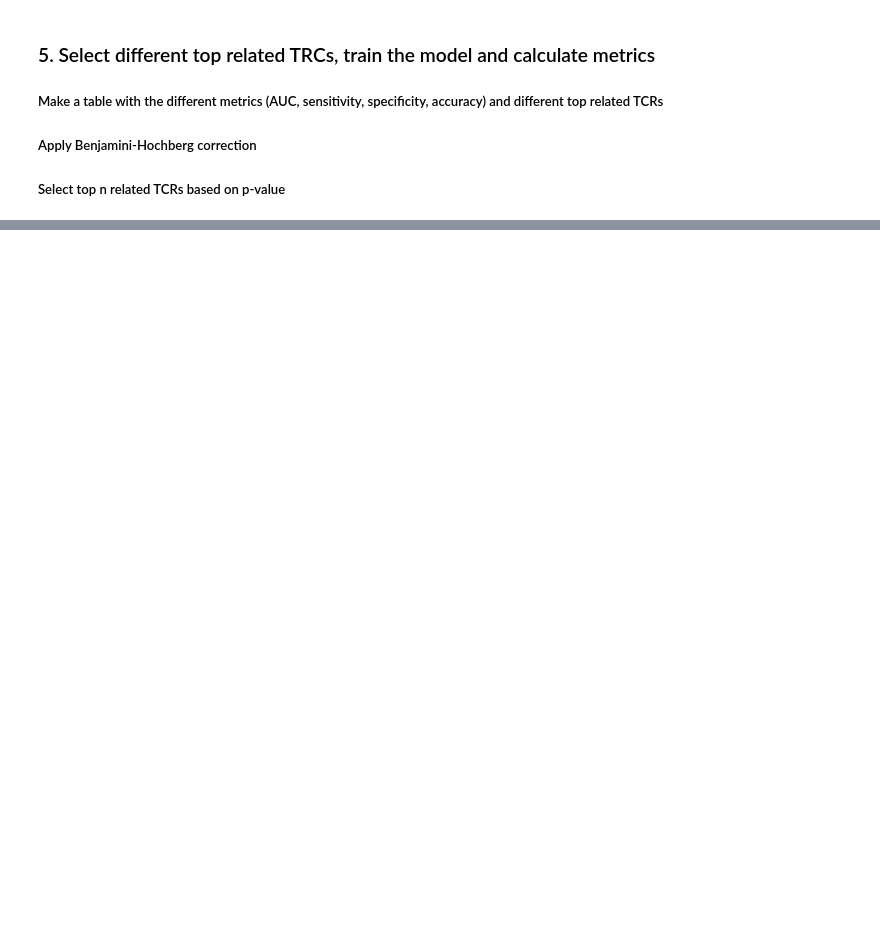
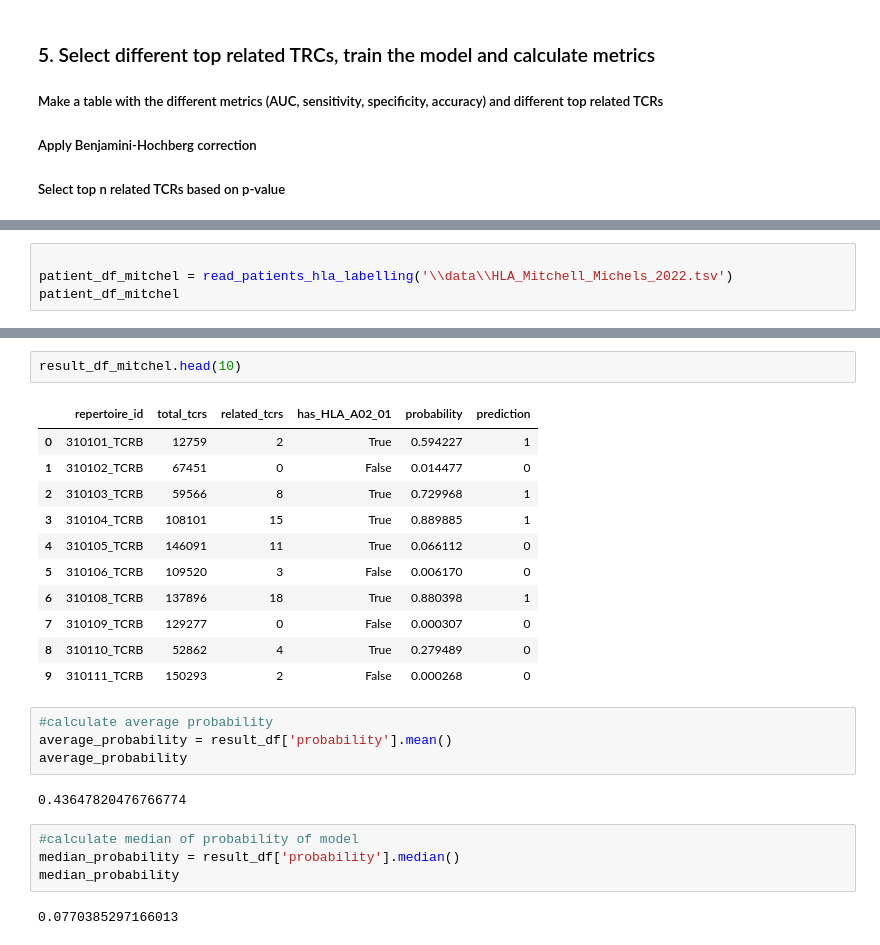
Before and after one commit to saartjeherman/Emerson, a Jupyter notebook: emerson_clean.ipynb, the cells around one changed output, grey strips where cells are left out. Cells and saved outputs as stored; diff of their text form; blank space fills up the shorter version.

```diff
--- a/emerson_clean.ipynb
+++ b/emerson_clean.ipynb
@@ -596,0 +648,4 @@ See the caveats in the documentation: https://pandas.pydata.org/pandas-docs/stab
+# %%
+
+patient_df_mitchel = read_patients_hla_labelling('\\data\\HLA_Mitchell_Michels_2022.tsv')
+patient_df_mitchel
@@ -596,0 +701,26 @@ See the caveats in the documentation: https://pandas.pydata.org/pandas-docs/stab
+# %%
+result_df_mitchel.head(10)
+# %% [output]
+|  | repertoire_id | total_tcrs | related_tcrs | has_HLA_A02_01 | probability | prediction |
+| 0 | 310101_TCRB | 12759 | 2 | True | 0.594227 | 1 |
+| 1 | 310102_TCRB | 67451 | 0 | False | 0.014477 | 0 |
+| 2 | 310103_TCRB | 59566 | 8 | True | 0.729968 | 1 |
+| 3 | 310104_TCRB | 108101 | 15 | True | 0.889885 | 1 |
+| 4 | 310105_TCRB | 146091 | 11 | True | 0.066112 | 0 |
+| 5 | 310106_TCRB | 109520 | 3 | False | 0.006170 | 0 |
+| 6 | 310108_TCRB | 137896 | 18 | True | 0.880398 | 1 |
+| 7 | 310109_TCRB | 129277 | 0 | False | 0.000307 | 0 |
+| 8 | 310110_TCRB | 52862 | 4 | True | 0.279489 | 0 |
+| 9 | 310111_TCRB | 150293 | 2 | False | 0.000268 | 0 |
+# %%
+#calculate average probability
+average_probability = result_df['probability'].mean()
+average_probability
+# %% [output]
+0.43647820476766774
+# %%
+#calculate median of probability of model
+median_probability = result_df['probability'].median()
+median_probability
+# %% [output]
+0.0770385297166013
```
Also changed, not shown: parts of 32 cells of this notebook.
